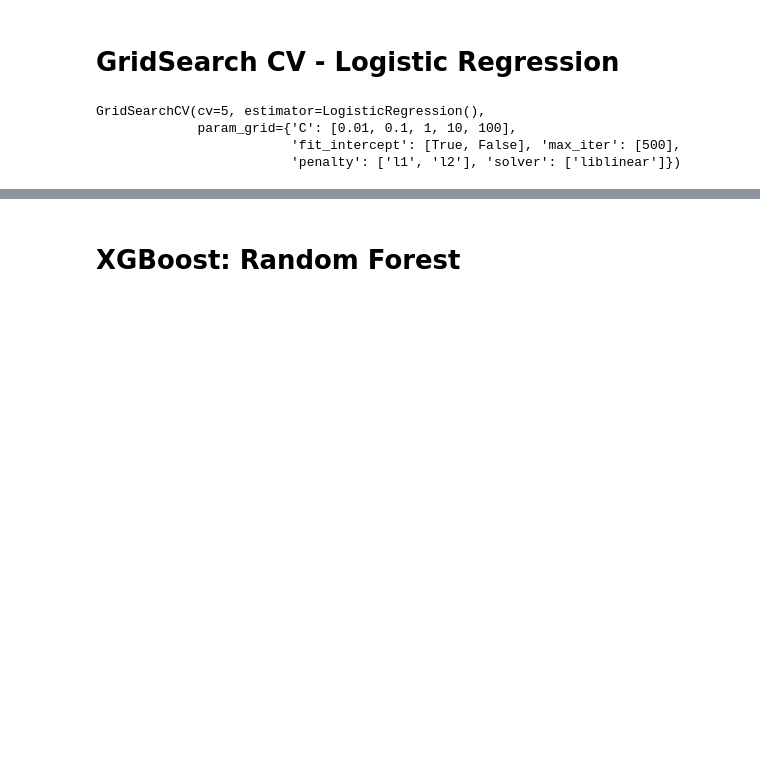
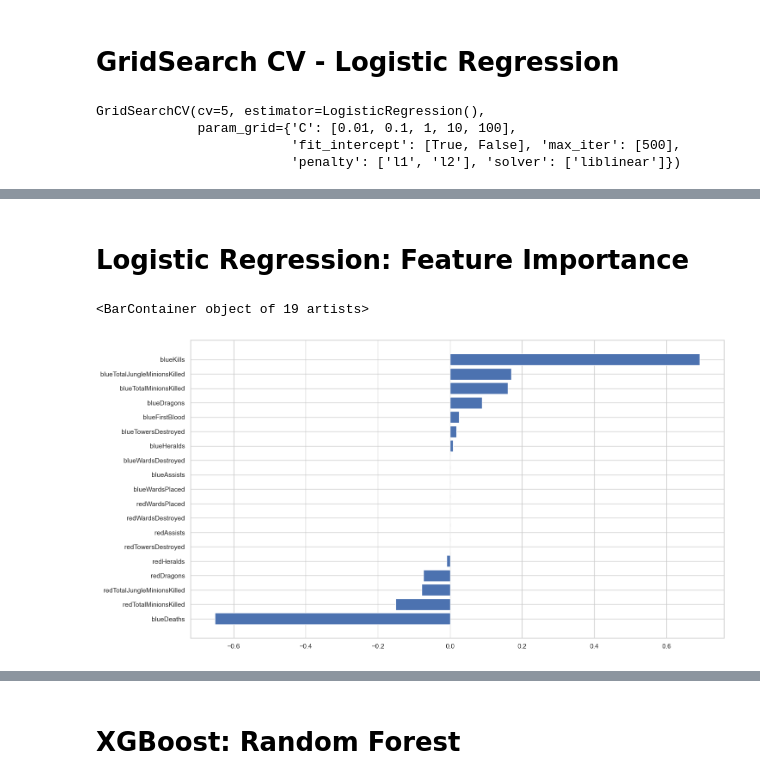
Before and after one commit to liangyitt/ds4400, a Jupyter notebook: DS4400 Final Project (1).ipynb, the cells around one changed output, grey strips where cells are left out. Cells and saved outputs as stored; diff of their text form; code cells hidden in the pictures; blank space fills up the shorter version.

```diff
--- a/DS4400 Final Project (1).ipynb
+++ b/DS4400 Final Project (1).ipynb
@@ -394,3 +402,14 @@ print(classification_report(y_test, y_pred))
     accuracy                           0.72      3261
    macro avg       0.72      0.72      0.72      3261
 weighted avg       0.72      0.72      0.72      3261
+# %% [markdown]
+# Logistic Regression: Feature Importance
+# %%
+coefs = log_reg.coef_[0]
+columns = df_select.drop('blueWins', axis=1).columns
+indices = np.argsort(coefs)
+fig, ax = plt.subplots(figsize =(16, 9))
+ax.barh(columns[indices], coefs[indices])
+# %% [output]
+<BarContainer object of 19 artists>
+[figure, added]
```
Also changed, not shown: parts of 26 cells of this notebook.
